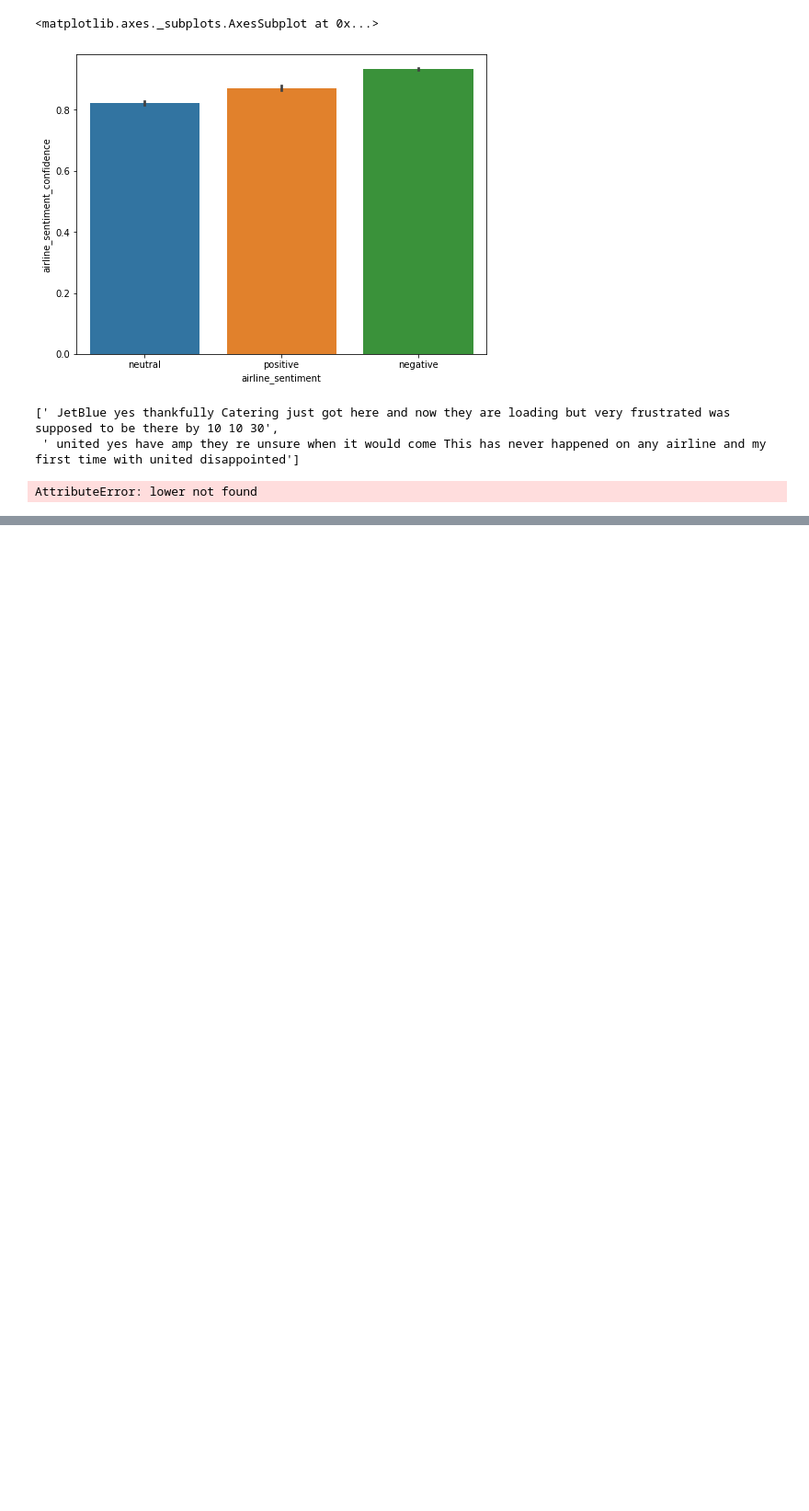
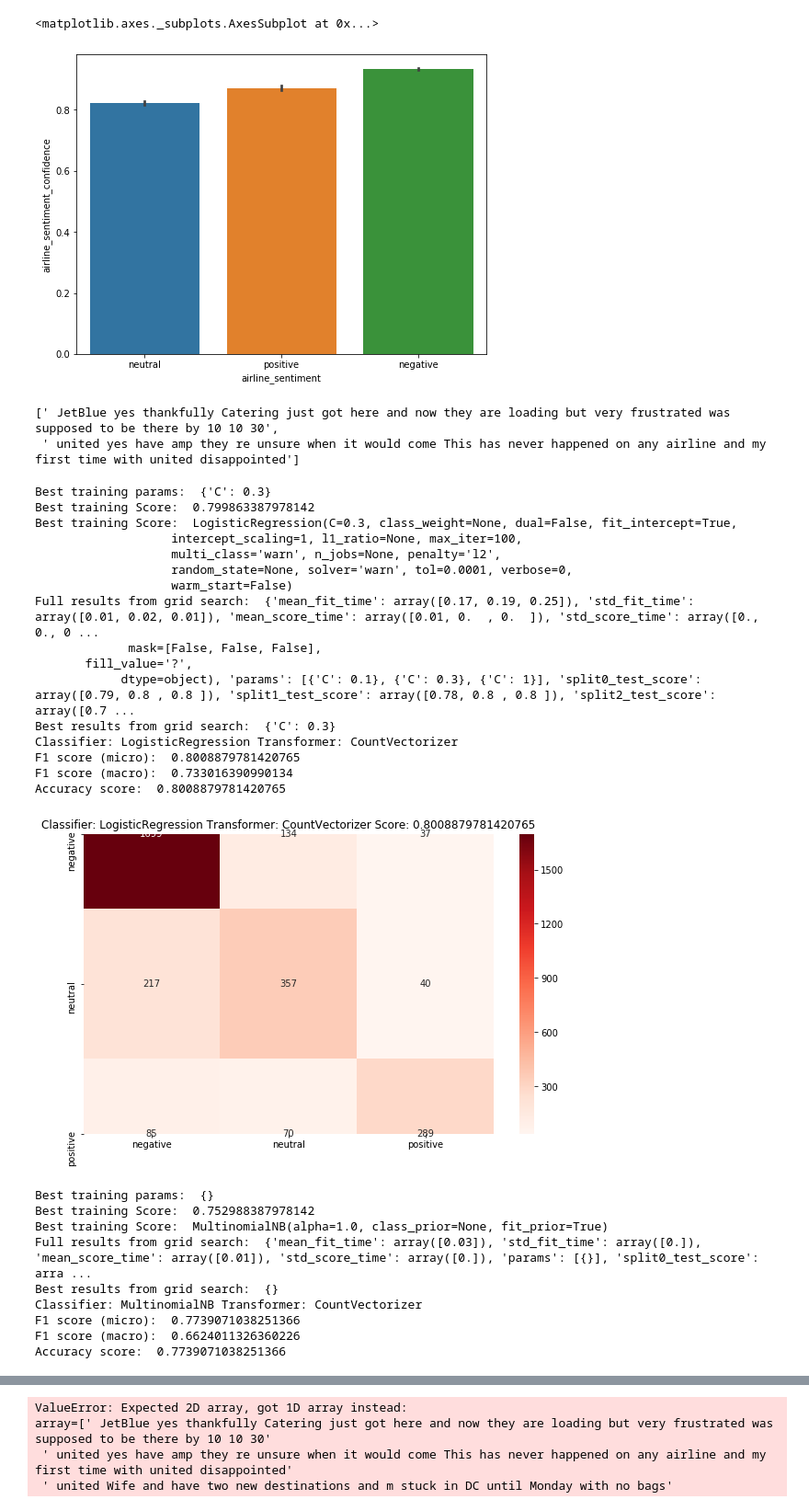
Before and after one commit to ellivalla/sentiment-analysis, a Jupyter notebook: sentiment_analysis_pipeline.ipynb, the cells around one changed output, grey strips where cells are left out. Shown at 92% size. Drawn from its saved outputs; the diff is of its cells as text; code cells hidden in the pictures; blank space fills up the shorter version.

Commit message:
complete automated model picking loop, modify confusion matrix printing

```diff
--- a/sentiment_analysis_pipeline.ipynb
+++ b/sentiment_analysis_pipeline.ipynb
@@ -108,47 +111,83 @@ from tqdm import tqdm
 
 from sklearn.metrics import accuracy_score
 from sklearn.metrics import f1_score
+from sklearn.metrics import confusion_matrix
 
-transformers = [CountVectorizer()]
+transformers = [CountVectorizer(), TfidfTransformer()]
 classifiers = [LogisticRegression(), MultinomialNB(), RandomForestClassifier()]
 hyperparameters = {
     "RandomForestClassifier": {"n_estimators": [1, 10, 15], "max_depth": [1,3,10,20]},
     "LogisticRegression": {"C": [0.1, 0.3, 1]},
     "MultinomialNB": {}
 }
 
 results = {}
 
 for transformer in transformers:
     transformer.fit(X_train, y_train)
     for classifier in classifiers:
-        pipeline = make_pipeline(transformer, classifier)
         classifier_name = classifier.__class__.__name__
         classifier = GridSearchCV(classifier, hyperparameters[classifier.__class__.__name__])
+        pipeline = make_pipeline(transformer, classifier)
 
         classifier.fit(transformer.transform(X_train), y_train)
 
-        classifier = classifier.best_estimator_
+        print(f"Best training params: ", classifier.best_params_)
+        print(f"Best training Score: ", classifier.best_score_)
+        print(f"Best training Score: ", classifier.best_estimator_)
 
-        y_pred      = pipeline.predict(transformer.transform(X_train))
-        y_pred_test = pipeline.predict(transformer.transform(X_test))
+        best_classifier = classifier.best_estimator_
+
+        y_pred      = pipeline.predict(X_train)
+        y_pred_test = pipeline.predict(X_test)
+
 
         test_score = accuracy_score(y_test, y_pred_test)
 
         results[pipeline] = test_score
 
-        plot_confusion_matrix(y_test, y_pred_test,
-                              classes=airline_tweets.iloc[:, 1].values)
+        #plot_confusion_matrix(y_test, y_pred_test, classes = classifier.classes_)
+        cm = confusion_matrix(y_test, y_pred_test)
+        index = classifier.classes_
+        columns = classifier.classes_
+        cm_df = pd.DataFrame(cm,columns,index)
+        plt.figure(figsize=(10,6))
+        sns.heatmap(cm_df, annot=True, fmt="d", cmap = 'Reds')
         print("Full results from grid search: ", classifier.cv_results_)
         print("Best results from grid search: ", classifier.best_params_)
 
         print(f"Classifier: {classifier_name} Transformer: {transformer.__class__.__name__}")
 
-        print(f"F1 score (micro): ")
-        print(f"F1 score (macro): ")
-        print(f"Accuracy score: ")
+        print(f"F1 score (micro): ", f1_score(y_test, y_pred_test, average='micro'))
+        print(f"F1 score (macro): ", f1_score(y_test, y_pred_test, average='macro'))
+        print(f"Accuracy score: ", accuracy_score(y_test, y_pred_test))
 
         plt.title(f"Classifier: {classifier_name} Transformer: {transformer.__class__.__name__} Score: {test_score}")
         plt.show()
 # %% [output]
-AttributeError: lower not found
+Best training params:  {'C': 0.3}
+Best training Score:  0.799863387978142
+Best training Score:  LogisticRegression(C=0.3, class_weight=None, dual=False, fit_intercept=True,
+                   intercept_scaling=1, l1_ratio=None, max_iter=100,
+                   multi_class='warn', n_jobs=None, penalty='l2',
+                   random_state=None, solver='warn', tol=0.0001, verbose=0,
+                   warm_start=False)
+Full results from grid search:  {'mean_fit_time': array([0.17, 0.19, 0.25]), 'std_fit_time': array([0.01, 0.02, 0.01]), 'mean_score_time': array([0.01, 0.  , 0.  ]), 'std_score_time': array([0., 0., 0 ...
+             mask=[False, False, False],
+       fill_value='?',
+            dtype=object), 'params': [{'C': 0.1}, {'C': 0.3}, {'C': 1}], 'split0_test_score': array([0.79, 0.8 , 0.8 ]), 'split1_test_score': array([0.78, 0.8 , 0.8 ]), 'split2_test_score': array([0.7 ...
+Best results from grid search:  {'C': 0.3}
+Classifier: LogisticRegression Transformer: CountVectorizer
+F1 score (micro):  0.8008879781420765
+F1 score (macro):  0.733016390990134
+Accuracy score:  0.8008879781420765
+[figure, added]
+Best training params:  {}
+Best training Score:  0.752988387978142
+Best training Score:  MultinomialNB(alpha=1.0, class_prior=None, fit_prior=True)
+Full results from grid search:  {'mean_fit_time': array([0.03]), 'std_fit_time': array([0.]), 'mean_score_time': array([0.01]), 'std_score_time': array([0.]), 'params': [{}], 'split0_test_score': arra ...
+Best results from grid search:  {}
+Classifier: MultinomialNB Transformer: CountVectorizer
+F1 score (micro):  0.7739071038251366
+F1 score (macro):  0.6624011326360226
+Accuracy score:  0.7739071038251366
@@ -154,0 +213,4 @@ AttributeError: lower not found
+ValueError: Expected 2D array, got 1D array instead:
+array=[' JetBlue yes thankfully Catering just got here and now they are loading but very frustrated was supposed to be there by 10 10 30'
+ ' united yes have amp they re unsure when it would come This has never happened on any airline and my first time with united disappointed'
+ ' united Wife and have two new destinations and m stuck in DC until Monday with no bags'
```
Also changed, not shown: parts of 4 cells of this notebook.
